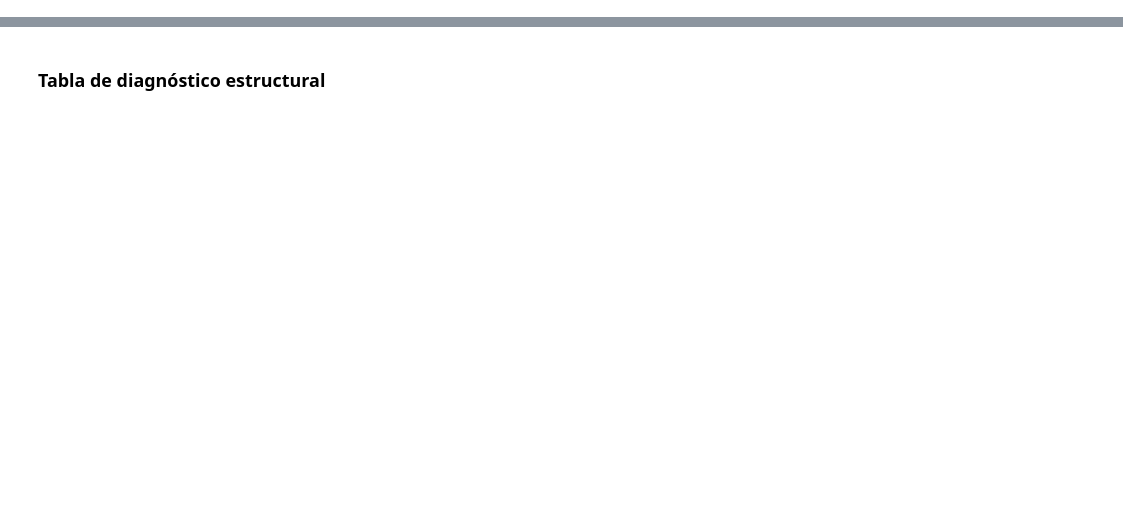
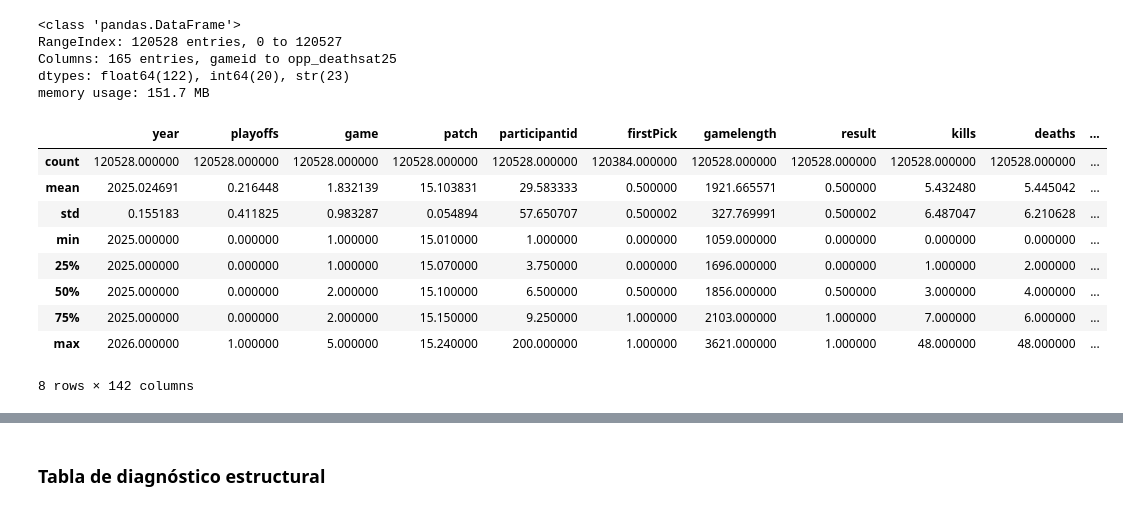
Before and after one commit to juancamilomontes/proyecto-lol-ciencia-datos, a Jupyter notebook: notebooks/diagnostico_calidad.ipynb, the cells around one changed output, grey strips where cells are left out. Saved outputs shown, nothing was run; the diff lists cells and outputs as text; code cells hidden in the pictures; blank space fills up the shorter version.

Commit message:
Notebook de diagnóstico: carga, inspección y diagnóstico de calidad

```diff
--- a/notebooks/diagnostico_calidad.ipynb
+++ b/notebooks/diagnostico_calidad.ipynb
@@ -11,0 +39,10 @@
+# %%
+import warnings
+import pandas as pd
+
+# En pandas 3 el texto tiene su propio tipo (str). Al pedir describe(include="object")
+# pandas avisa que eso cambiará en el futuro; oculto solo ese aviso para que la salida se lea mejor.
+warnings.filterwarnings("ignore", message=".*'str' dtypes are included.*")
+pd.set_option("display.max_columns", 30)
+
+print("Versión de pandas:", pd.__version__)
@@ -11,0 +51,15 @@
+# %%
+RUTA = "../data/raw/"
+
+# low_memory=False hace que pandas lea todo el archivo antes de decidir el tipo de cada columna
+# (sin esto avisa de columnas con tipos mezclados, porque el archivo es grande).
+partidas_pro = pd.read_csv(RUTA + "2025_LoL_esports_match_data_from_OraclesElixir.csv", low_memory=False)
+partidas_ranked = pd.read_csv(RUTA + "high_diamond_ranked_10min.csv")
+
+dfs = {
+    "partidas_pro (Oracle's Elixir)": partidas_pro,
+    "partidas_ranked (Kaggle)": partidas_ranked,
+}
+
+for nombre, df in dfs.items():
+    print(f"{nombre}: cargado con {df.shape[0]} filas y {df.shape[1]} columnas")
@@ -15,0 +129,21 @@
+# %%
+partidas_pro.info(show_counts=True)
+# %% [output]
+<class 'pandas.DataFrame'>
+RangeIndex: 120528 entries, 0 to 120527
+Columns: 165 entries, gameid to opp_deathsat25
+dtypes: float64(122), int64(20), str(23)
+memory usage: 151.7 MB
+# %%
+partidas_pro.describe()
+# %% [output]
+|  | year | playoffs | game | patch | participantid | firstPick | gamelength | result | kills | deaths | ... |
+| count | 120528.000000 | 120528.000000 | 120528.000000 | 120528.000000 | 120528.000000 | 120384.000000 | 120528.000000 | 120528.000000 | 120528.000000 | 120528.000000 | ... |
+| mean | 2025.024691 | 0.216448 | 1.832139 | 15.103831 | 29.583333 | 0.500000 | 1921.665571 | 0.500000 | 5.432480 | 5.445042 | ... |
+| std | 0.155183 | 0.411825 | 0.983287 | 0.054894 | 57.650707 | 0.500002 | 327.769991 | 0.500002 | 6.487047 | 6.210628 | ... |
+| min | 2025.000000 | 0.000000 | 1.000000 | 15.010000 | 1.000000 | 0.000000 | 1059.000000 | 0.000000 | 0.000000 | 0.000000 | ... |
+| 25% | 2025.000000 | 0.000000 | 1.000000 | 15.070000 | 3.750000 | 0.000000 | 1696.000000 | 0.000000 | 1.000000 | 2.000000 | ... |
+| 50% | 2025.000000 | 0.000000 | 2.000000 | 15.100000 | 6.500000 | 0.500000 | 1856.000000 | 0.500000 | 3.000000 | 4.000000 | ... |
+| 75% | 2025.000000 | 0.000000 | 2.000000 | 15.150000 | 9.250000 | 1.000000 | 2103.000000 | 1.000000 | 7.000000 | 6.000000 | ... |
+| max | 2026.000000 | 1.000000 | 5.000000 | 15.240000 | 200.000000 | 1.000000 | 3621.000000 | 1.000000 | 48.000000 | 48.000000 | ... |
+8 rows × 142 columns
```
Also changed, not shown: parts of 55 cells of this notebook.
